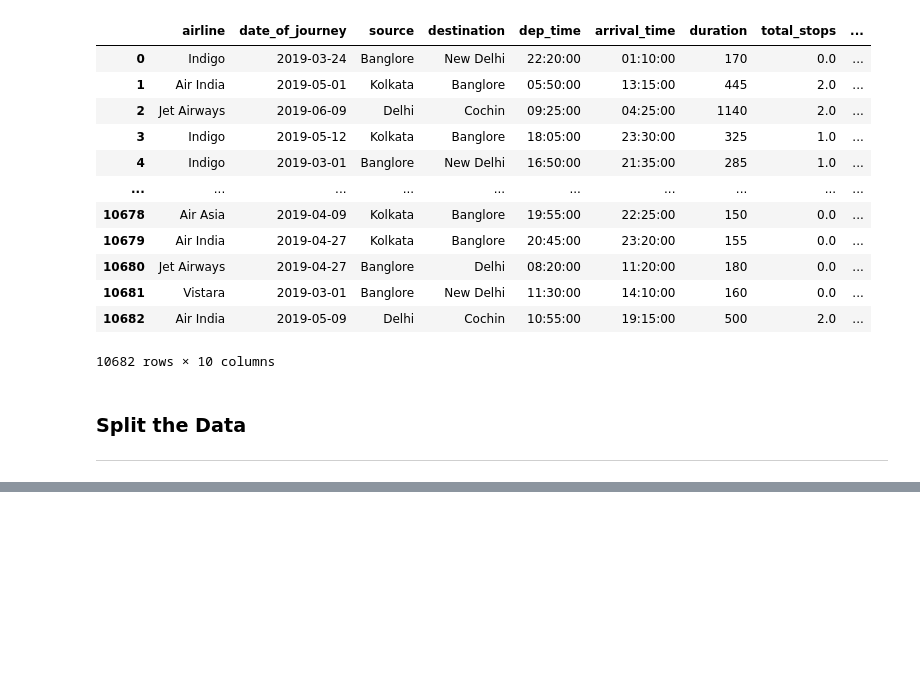
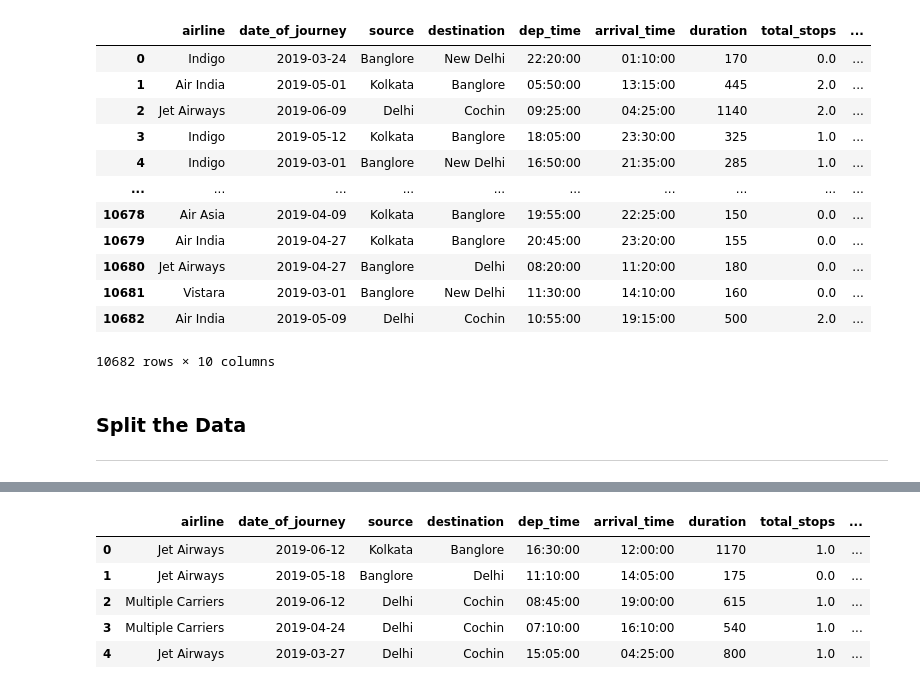
Before and after one commit to SaRvEsH-NaIr/sagemaker-flight-prices-prediction, a Jupyter notebook: Notebooks/data-cleaning.ipynb, the cells around one changed output, grey strips where cells are left out. Drawn from its saved outputs; the diff is of its cells as text; code cells hidden in the pictures; blank space fills up the shorter version.

```diff
--- a/Notebooks/data-cleaning.ipynb
+++ b/Notebooks/data-cleaning.ipynb
@@ -479,0 +527,9 @@ clean_data(flights)
+# %%
+export_data(X_val, y_val, "val")
+# %% [output]
+|  | airline | date_of_journey | source | destination | dep_time | arrival_time | duration | total_stops | ... |
+| 0 | Jet Airways | 2019-06-12 | Kolkata | Banglore | 16:30:00 | 12:00:00 | 1170 | 1.0 | ... |
+| 1 | Jet Airways | 2019-05-18 | Banglore | Delhi | 11:10:00 | 14:05:00 | 175 | 0.0 | ... |
+| 2 | Multiple Carriers | 2019-06-12 | Delhi | Cochin | 08:45:00 | 19:00:00 | 615 | 1.0 | ... |
+| 3 | Multiple Carriers | 2019-04-24 | Delhi | Cochin | 07:10:00 | 16:10:00 | 540 | 1.0 | ... |
+| 4 | Jet Airways | 2019-03-27 | Delhi | Cochin | 15:05:00 | 04:25:00 | 800 | 1.0 | ... |
```
Also changed, not shown: parts of 9 cells of this notebook, 1 other file.
